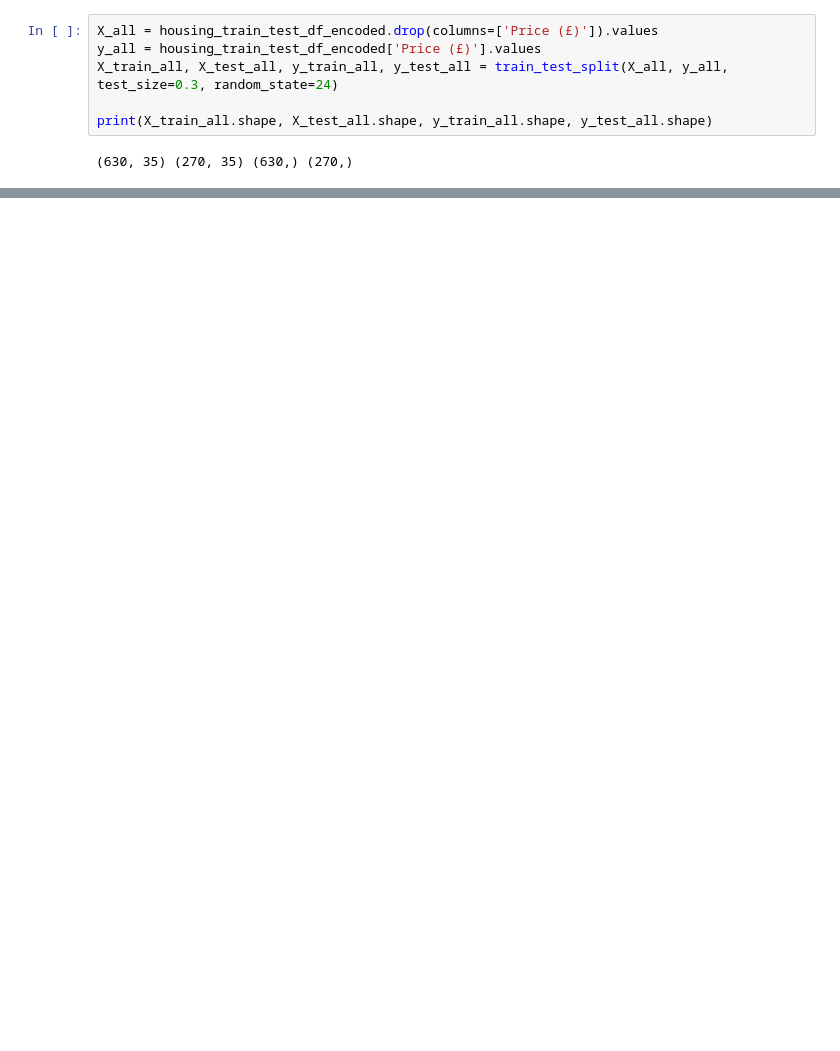
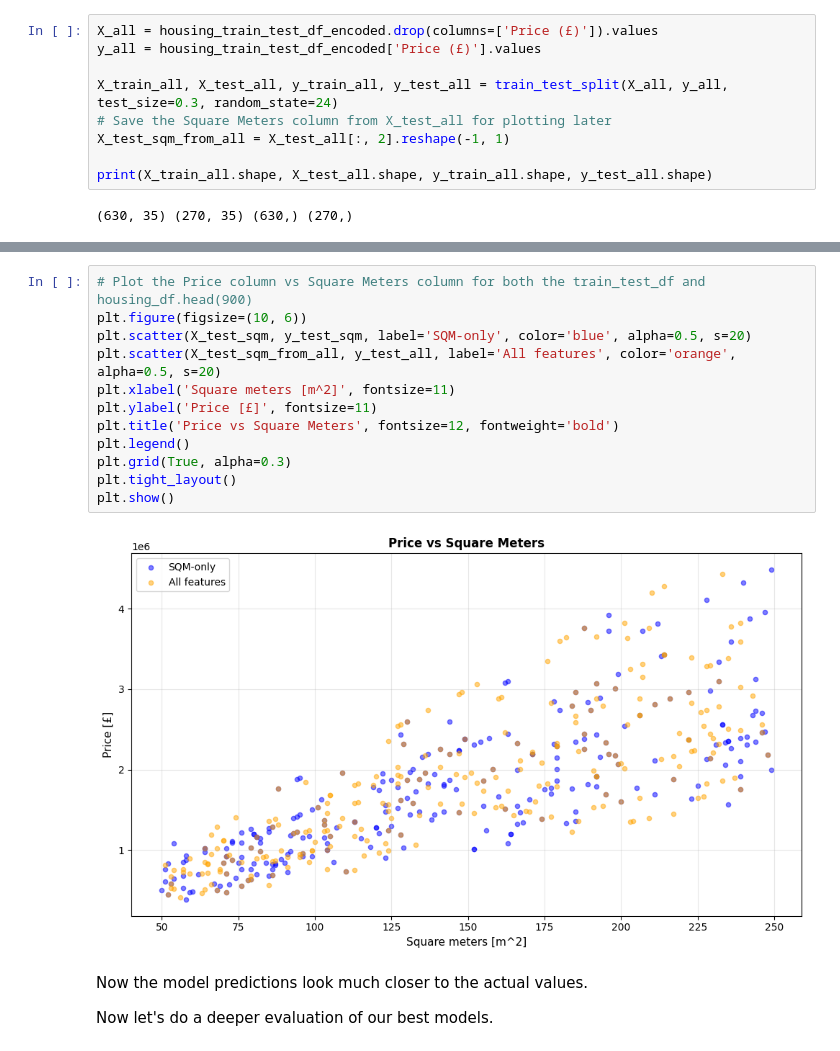
Before and after one commit to rsamconn/London-housing, a Jupyter notebook: regression_short.ipynb, the cells around one changed output, grey strips where cells are left out. Cells and saved outputs as stored; diff of their text form; blank space fills up the shorter version.

```diff
--- a/regression_short.ipynb
+++ b/regression_short.ipynb
@@ -199,7 +200,10 @@ Now we split into testing and training data again.
 # %%
 X_all = housing_train_test_df_encoded.drop(columns=['Price (£)']).values
 y_all = housing_train_test_df_encoded['Price (£)'].values
+
 X_train_all, X_test_all, y_train_all, y_test_all = train_test_split(X_all, y_all, test_size=0.3, random_state=24)
+# Save the Square Meters column from X_test_all for plotting later
+X_test_sqm_from_all = X_test_all[:, 2].reshape(-1, 1)
 
 print(X_train_all.shape, X_test_all.shape, y_train_all.shape, y_test_all.shape)
 # %% [output]
@@ -220,0 +298,18 @@ pipeline_ridge = Pipeline([('scaler', StandardScaler()),
+# %%
+# Plot the Price column vs Square Meters column for both the train_test_df and housing_df.head(900)
+plt.figure(figsize=(10, 6))
+plt.scatter(X_test_sqm, y_test_sqm, label='SQM-only', color='blue', alpha=0.5, s=20)
+plt.scatter(X_test_sqm_from_all, y_test_all, label='All features', color='orange', alpha=0.5, s=20)
+plt.xlabel('Square meters [m^2]', fontsize=11)
+plt.ylabel('Price [£]', fontsize=11)
+plt.title('Price vs Square Meters', fontsize=12, fontweight='bold')
+plt.legend()
+plt.grid(True, alpha=0.3)
+plt.tight_layout()
+plt.show()
+# %% [output]
+[figure, added]
+# %% [markdown]
+Now the model predictions look much closer to the actual values.
+
+Now let's do a deeper evaluation of our best models.
```
Also changed, not shown: parts of 26 cells of this notebook.
